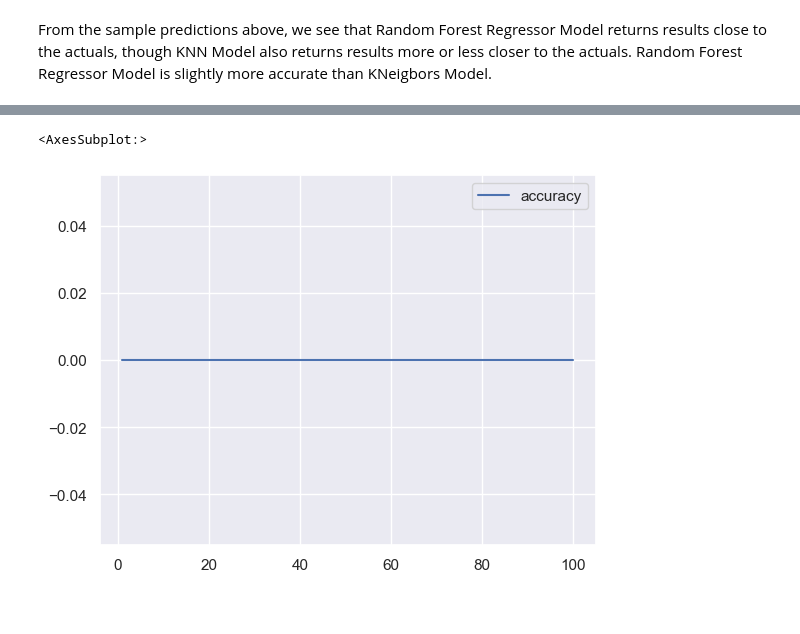
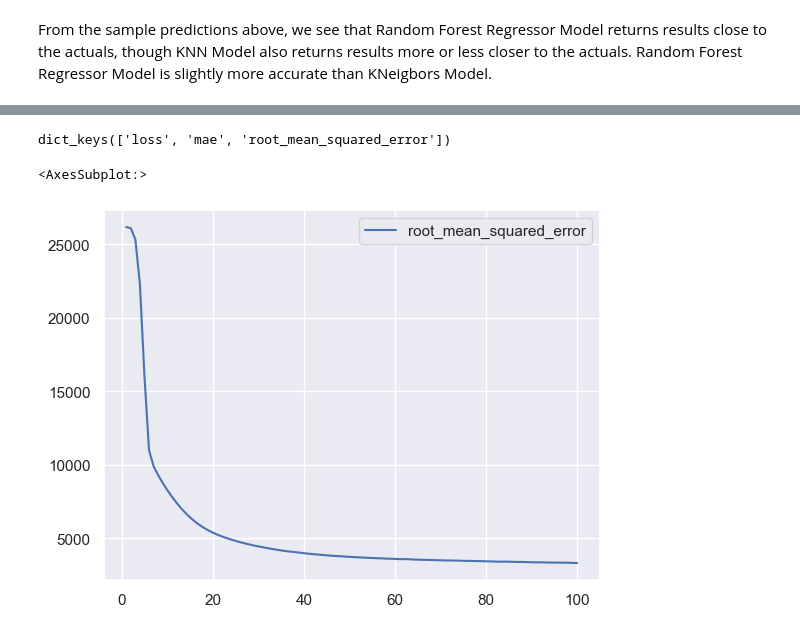
Before and after one commit to NetBhatia/Used-Cars-Data-Analysis-and-Price-Prediction, a Jupyter notebook: Used_Cars_Analysis_And_Value_Prediction.ipynb, the cells around one changed output, grey strips where cells are left out. Cells and saved outputs as stored; diff of their text form; code cells hidden in the pictures.

```diff
--- a/Used_Cars_Analysis_And_Value_Prediction.ipynb
+++ b/Used_Cars_Analysis_And_Value_Prediction.ipynb
@@ -770,7 +786,7 @@ nn.add(tf.keras.layers.Dense(units=hid_nodes_layer2, activation="relu"))
 nn.add(tf.keras.layers.Dense(units=hid_nodes_layer3, activation="relu"))
 
 # Output layer
-nn.add(tf.keras.layers.Dense(units=1, activation="tanh"))
+nn.add(tf.keras.layers.Dense(units=1, activation="relu"))
 
 # Check the structure of the model
 nn.summary()
@@ -793,8 +809,10 @@ Trainable params: 34491 (134.73 KB)
 Non-trainable params: 0 (0.00 Byte)
 _________________________________________________________________
 # %%
+from tensorflow.keras.metrics import RootMeanSquaredError
+rsme = RootMeanSquaredError()
 # Compile the model
-nn.compile(loss="binary_crossentropy", optimizer="adam", metrics=["accuracy"])
+nn.compile(loss="mse", optimizer="adam", metrics=["mae",rsme])
 # %%
 # Train the model
 fit_model = nn.fit(X_train_scaled,y_train,epochs=100)
@@ -826,9 +844,13 @@ Loss: -357434.625, Accuracy: 0.0
+# %%
+fit_model.history.keys()
+# %% [output]
+dict_keys(['loss', 'mae', 'root_mean_squared_error'])
 # %%
-# plotting the accuracy
-acc_df = pd.DataFrame(fit_model.history, index = range(1, len(fit_model.history['loss'])+1))
-acc_df.plot(y = 'accuracy')
+# plotting the root mean squared error
+rmse_df = pd.DataFrame(fit_model.history, index = range(1, len(fit_model.history['root_mean_squared_error'])+1))
+rmse_df.plot(y = 'root_mean_squared_error')
 # %% [output]
 <AxesSubplot:>
-[figure, old version]
+[figure, new version]
 # %%
 # Export our model to HDF5 file
```
Also changed, not shown: parts of 22 cells of this notebook, 2 other files.
